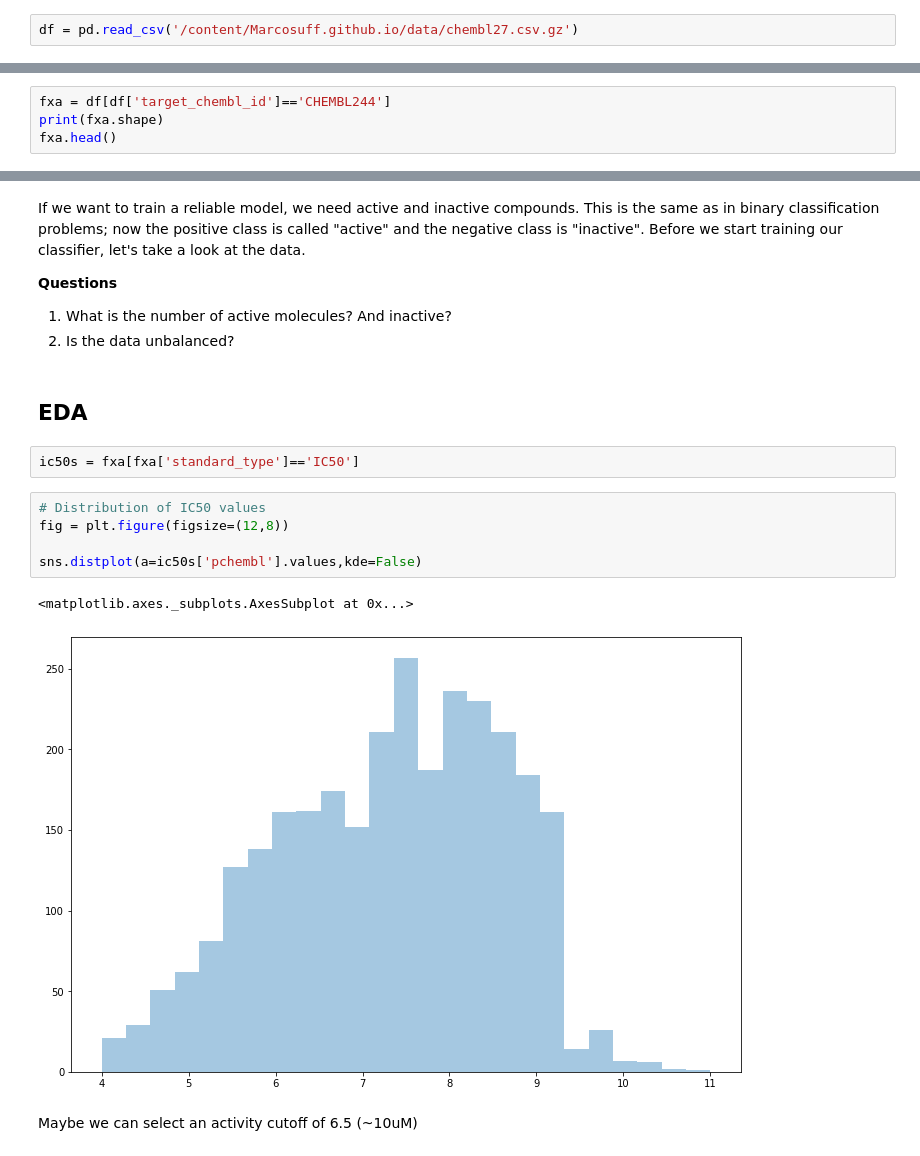
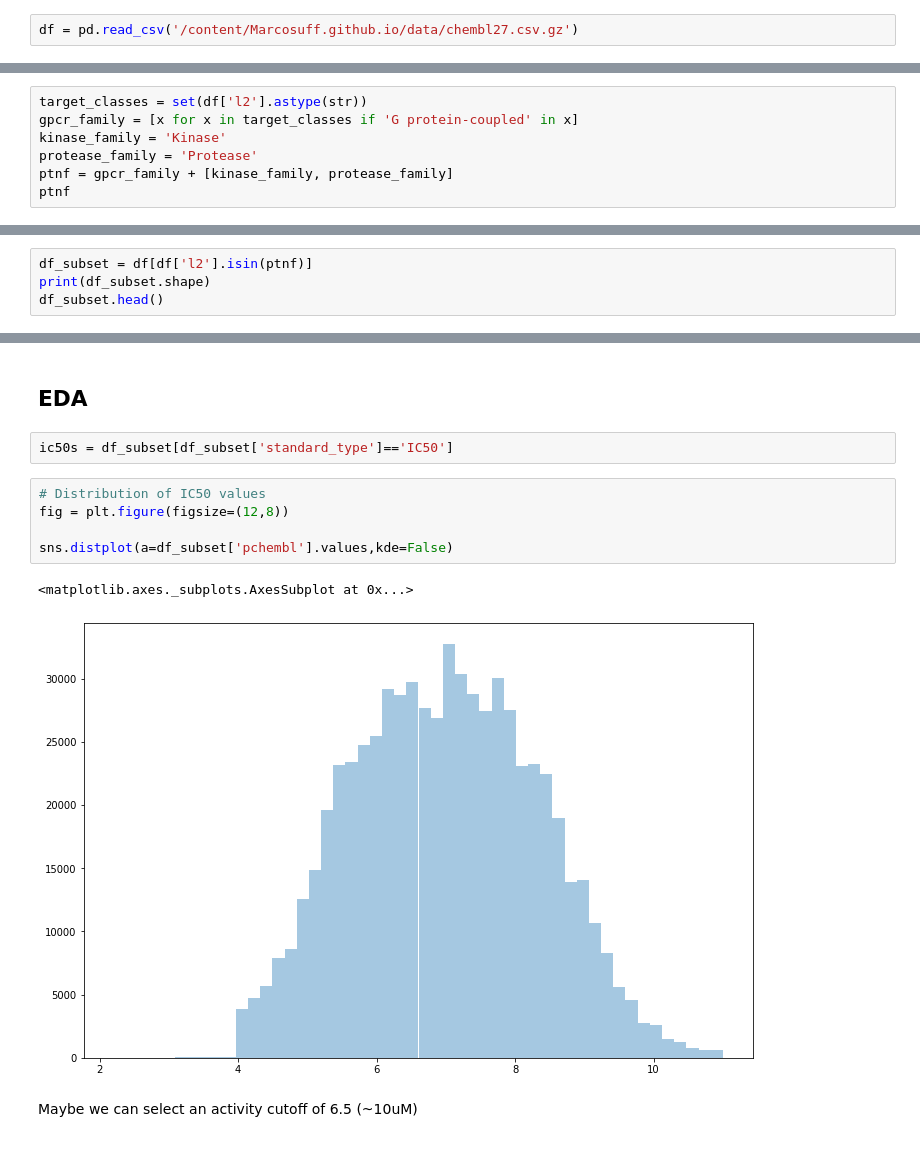
Before and after one commit to Marcosuff/Marcosuff.github.io, a Jupyter notebook: nbs/chembl_proteins_class.ipynb, the cells around one changed output, grey strips where cells are left out. Cells and saved outputs as stored; diff of their text form.

```diff
--- a/nbs/chembl_proteins_class.ipynb
+++ b/nbs/chembl_proteins_class.ipynb
@@ -112,0 +105,7 @@ Now we are going to select a subset of it. In this case, just one protein target
+# %%
+target_classes = set(df['l2'].astype(str))
+gpcr_family = [x for x in target_classes if 'G protein-coupled' in x]
+kinase_family = 'Kinase'
+protease_family = 'Protease'
+ptnf = gpcr_family + [kinase_family, protease_family]
+ptnf
@@ -113,5 +120,5 @@ Now we are going to select a subset of it. In this case, just one protein target
 # %%
-fxa = df[df['target_chembl_id']=='CHEMBL244']
-print(fxa.shape)
-fxa.head()
+df_subset = df[df['l2'].isin(ptnf)]
+print(df_subset.shape)
+df_subset.head()
 # %% [output]
@@ -125,25 +132,15 @@ fxa.head()
-# %% [markdown]
-If we want to train a reliable model, we need active and inactive compounds. This is the same as in binary classification problems; now the positive class is called "active" and the negative class is "inactive".
-Before we start training our classifier, let's take a look at the data.
-
-**Questions**
-
-
-
-1.   What is the number of active molecules? And inactive?
-2.   Is the data unbalanced?
 # %% [markdown]
 ## **EDA**
 # %%
-ic50s = fxa[fxa['standard_type']=='IC50']
+ic50s = df_subset[df_subset['standard_type']=='IC50']
 # %%
 # Distribution of IC50 values
 fig = plt.figure(figsize=(12,8))
 
-sns.distplot(a=ic50s['pchembl'].values,kde=False)
+sns.distplot(a=df_subset['pchembl'].values,kde=False)
 # %% [output]
 <matplotlib.axes._subplots.AxesSubplot at 0x...>
-[figure, old version]
+[figure, new version]
 # %% [markdown]
 Maybe we can select an activity cutoff of 6.5 (~10uM)
 # %%
```
Also changed, not shown: parts of 22 cells of this notebook.
